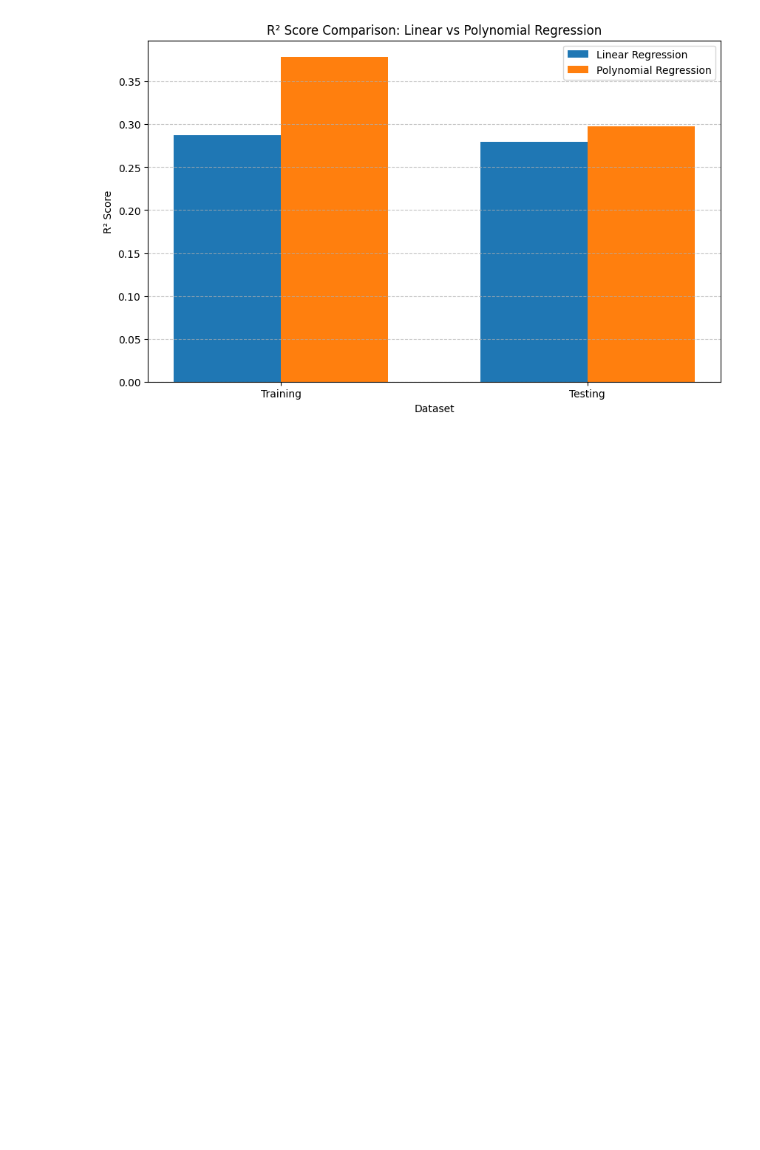
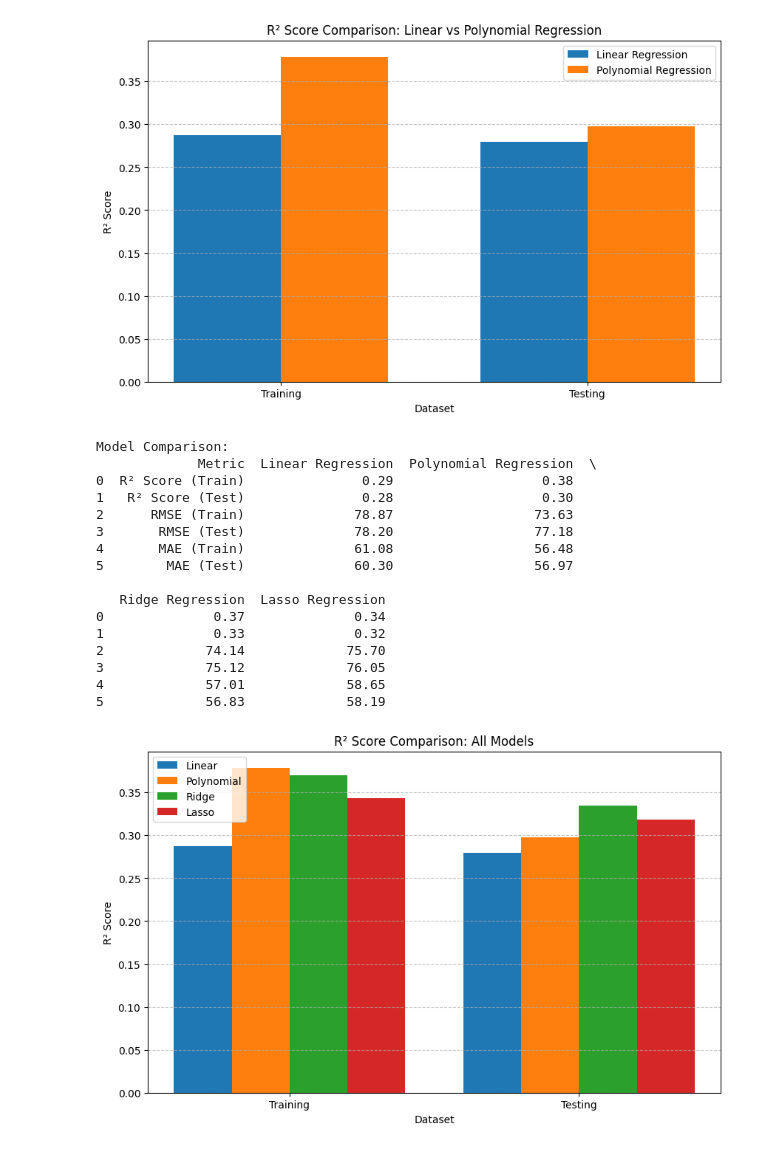
Before and after one commit to DuongDH03/RealEstate-EDA-Modeling, a Jupyter notebook: Modeling/Alonhatot/linear_regression_model.ipynb, the cells around one changed output. Saved outputs shown, nothing was run; the diff lists cells and outputs as text; code cells hidden in the pictures; blank space fills up the shorter version.

```diff
--- a/Modeling/Alonhatot/linear_regression_model.ipynb
+++ b/Modeling/Alonhatot/linear_regression_model.ipynb
@@ -504,3 +544,49 @@ Model Comparison:
 4       MAE (Train)              61.08                  56.48
 5        MAE (Test)              60.30                  56.97
 [figure]
+# %%
+# Compare all models
+comparison_df = pd.DataFrame({
+    'Metric': ['R² Score (Train)', 'R² Score (Test)', 'RMSE (Train)', 'RMSE (Test)', 'MAE (Train)', 'MAE (Test)'],
+    'Linear Regression': [train_r2, test_r2, train_rmse, test_rmse, train_mae, test_mae],
+    'Polynomial Regression': [poly_train_r2, poly_test_r2, poly_train_rmse, poly_test_rmse, poly_train_mae, poly_test_mae],
+    'Ridge Regression': [ridge_train_r2, ridge_test_r2, ridge_train_rmse, ridge_test_rmse, ridge_train_mae, ridge_test_mae],
+    'Lasso Regression': [lasso_train_r2, lasso_test_r2, lasso_train_rmse, lasso_test_rmse, lasso_train_mae, lasso_test_mae]
+})
+
+print("Model Comparison:")
+print(comparison_df)
+
+# Visualize model comparison (R² Score)
+plt.figure(figsize=(10, 6))
+x = np.arange(2)
+width = 0.2
+plt.bar(x - width*1.5, [train_r2, test_r2], width, label='Linear')
+plt.bar(x - width/2, [poly_train_r2, poly_test_r2], width, label='Polynomial')
+plt.bar(x + width/2, [ridge_train_r2, ridge_test_r2], width, label='Ridge')
+plt.bar(x + width*1.5, [lasso_train_r2, lasso_test_r2], width, label='Lasso')
+plt.xlabel('Dataset')
+plt.ylabel('R² Score')
+plt.title('R² Score Comparison: All Models')
+plt.xticks(x, ['Training', 'Testing'])
+plt.legend()
+plt.grid(axis='y', linestyle='--', alpha=0.7)
+plt.show()
+# %% [output]
+Model Comparison:
+             Metric  Linear Regression  Polynomial Regression  \
+0  R² Score (Train)               0.29                   0.38
+1   R² Score (Test)               0.28                   0.30
+2      RMSE (Train)              78.87                  73.63
+3       RMSE (Test)              78.20                  77.18
+4       MAE (Train)              61.08                  56.48
+5        MAE (Test)              60.30                  56.97
+
+   Ridge Regression  Lasso Regression
+0              0.37              0.34
+1              0.33              0.32
+2             74.14             75.70
+3             75.12             76.05
+4             57.01             58.65
+5             56.83             58.19
+[figure, added]
```
Also changed, not shown: parts of 3 cells of this notebook, 3 other files.
